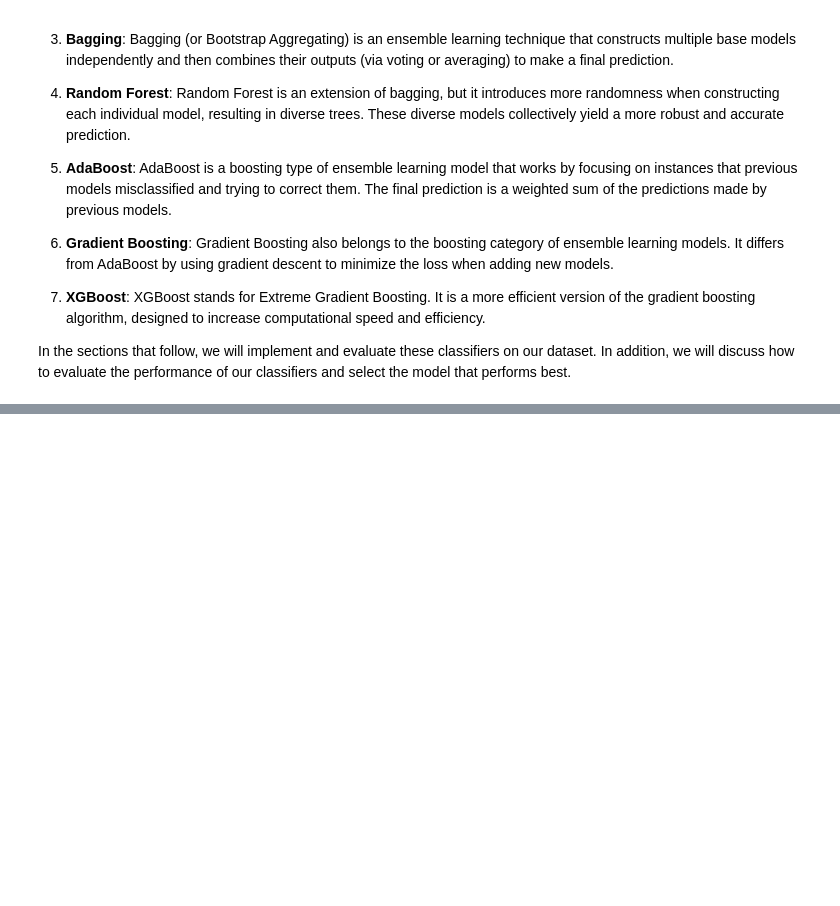
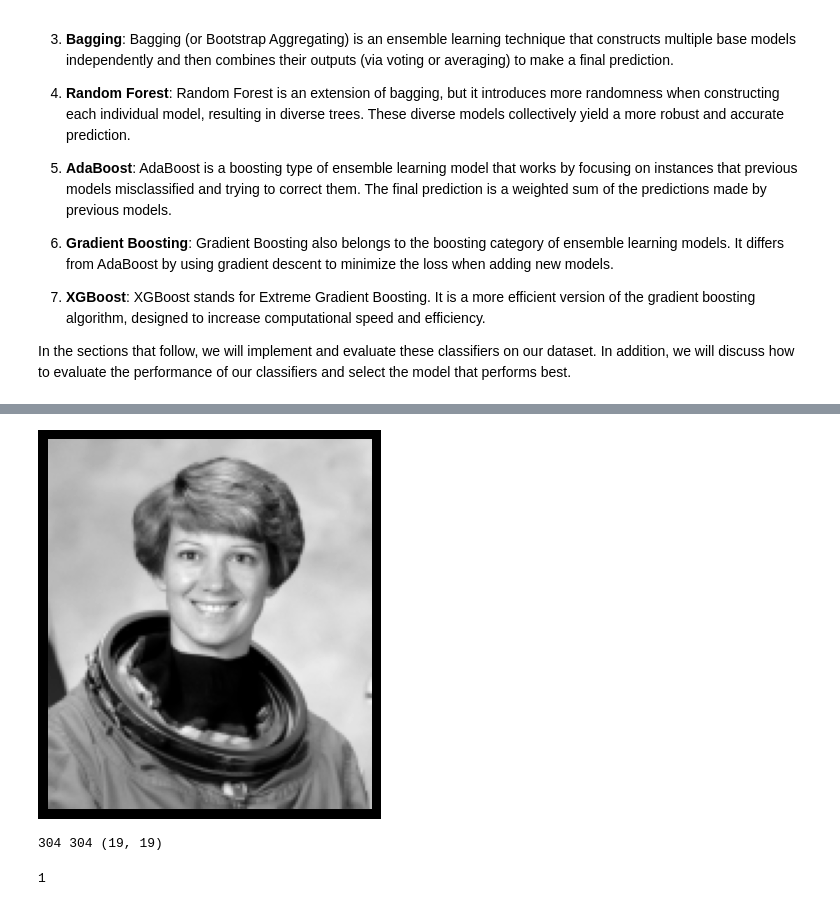
Before and after one commit to BRJoaquin/ml-ia-obligatorio, a Jupyter notebook: face_detector.ipynb, the cells around one changed output, grey strips where cells are left out. Saved outputs shown, nothing was run; the diff lists cells and outputs as text; code cells hidden in the pictures; blank space fills up the shorter version.

```diff
--- a/face_detector.ipynb
+++ b/face_detector.ipynb
@@ -782,0 +1056,11 @@ support    23573.000000  472.000000  0.946559  24045.000000  24045.000000
+# %%
+# Imagen de prueba
+test_image = astronaut()
+test_image = rgb2gray(test_image)
+test_image = rescale(test_image, 0.5)
+test_image = test_image[:160, 40:180]
+
+plt.imshow(test_image, cmap='gray')
+plt.axis('off');
+# %% [output]
+[figure, added]
@@ -782,0 +1081,4 @@ support    23573.000000  472.000000  0.946559  24045.000000  24045.000000
+# %%
+print(len(indices),len(patches), patches[0].shape)
+# %% [output]
+304 304 (19, 19)
@@ -782,0 +1096,4 @@ support    23573.000000  472.000000  0.946559  24045.000000  24045.000000
+# %%
+len(indices_patches)
+# %% [output]
+1
```
Also changed, not shown: parts of 54 cells of this notebook, 9 other files.
